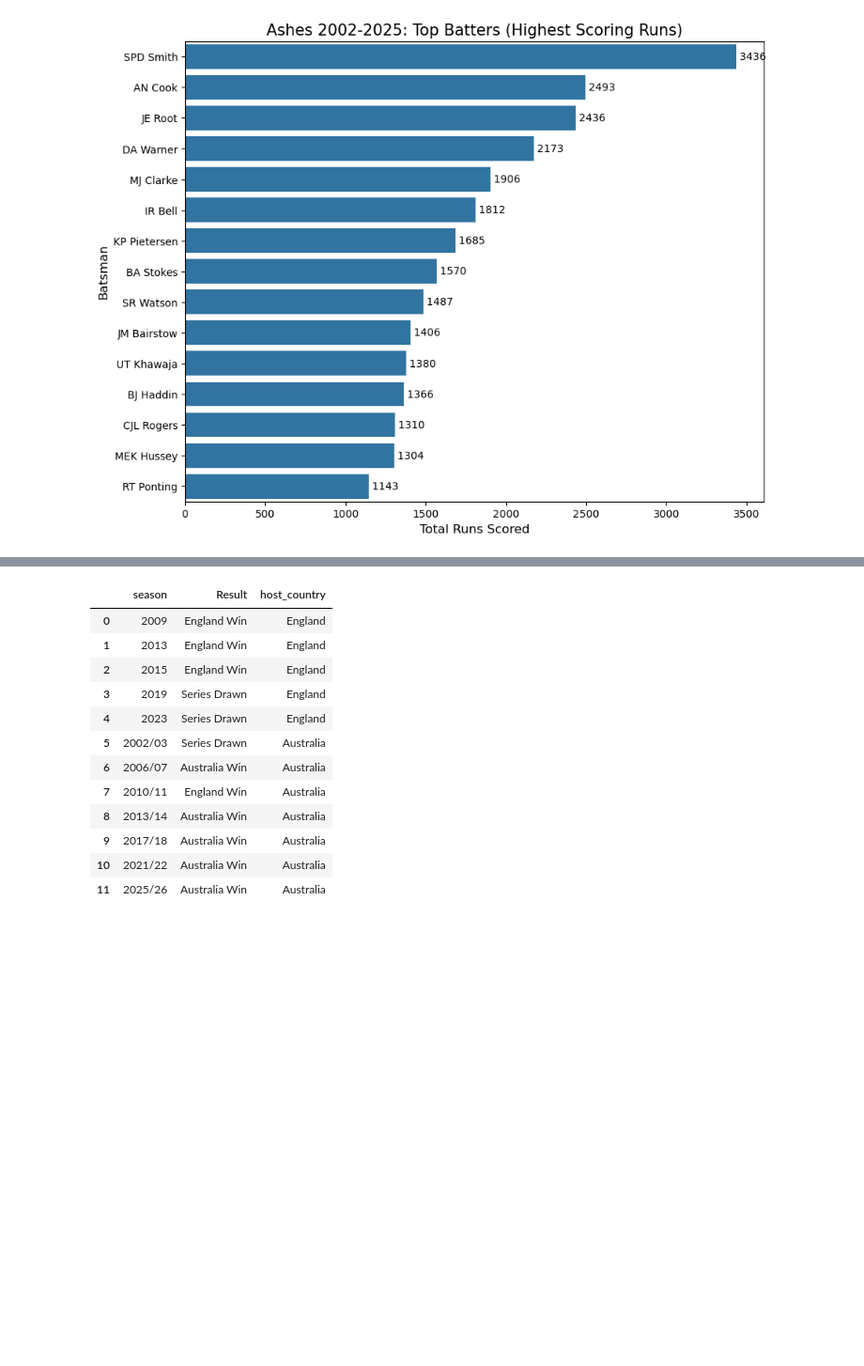
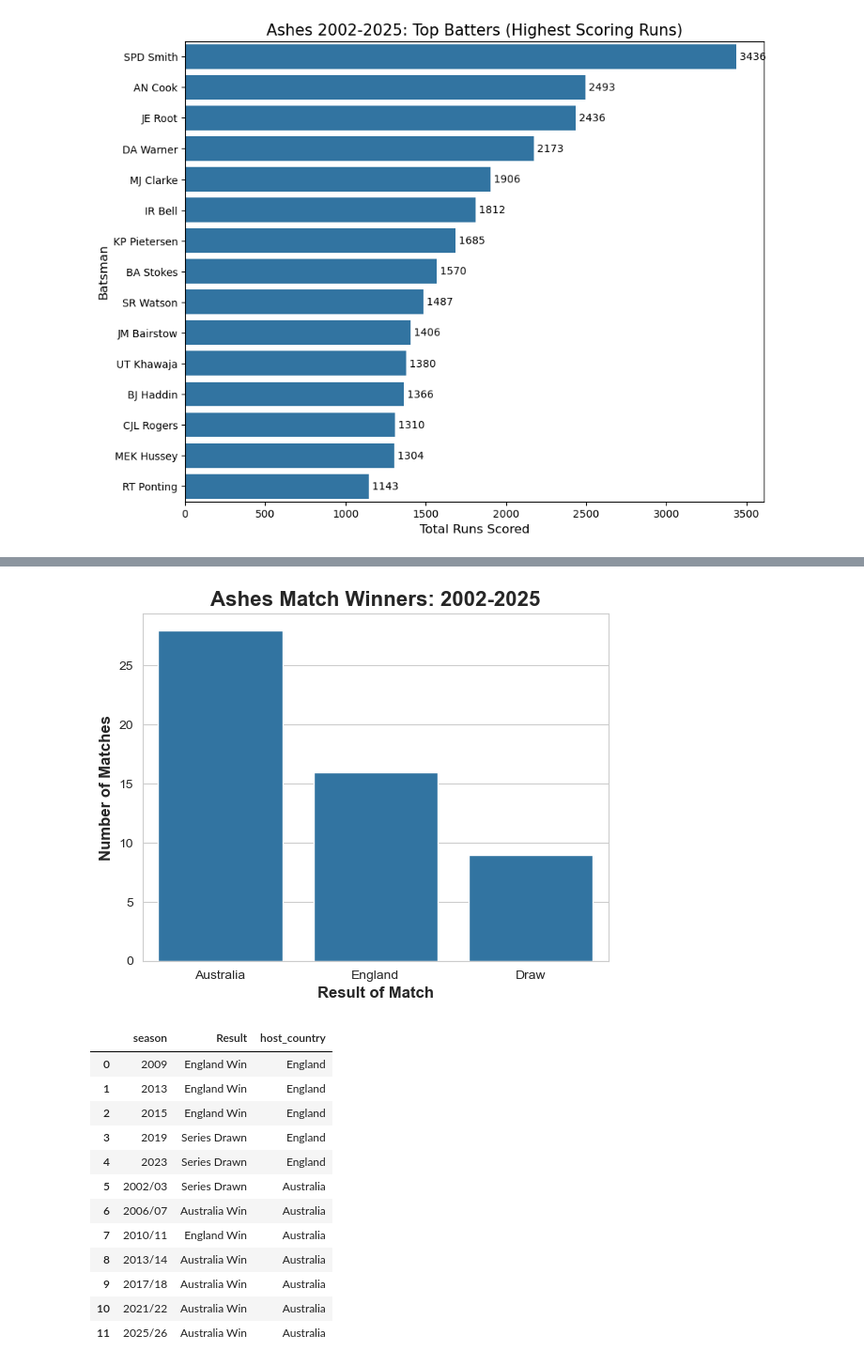
Before and after one commit to zoeh6176-sketch/Programming-Assessment, a Jupyter notebook: Untitled.ipynb, the cells around one changed output, grey strips where cells are left out. Shown at 94% size. Drawn from its saved outputs; the diff is of its cells as text; code cells hidden in the pictures; blank space fills up the shorter version.

```diff
--- a/Untitled.ipynb
+++ b/Untitled.ipynb
@@ -167,3 +167,23 @@ plt.ylabel('Batsman', fontsize = 12)
 plt.show()
 # %% [output]
 [figure]
+# %%
+# Determining winner of match or if match drawn
+match_scores = full_data.groupby(['match_id', 'batting_team'])['total_scored'].first().unstack()
+
+def get_match_winner(row):
+    # Matches that have been drawn
+    draw_ids = [1152847, 1336046, 345970, 345972, 428749, 566934, 566936, 1072308, 1263465]
+
+    if row.name in draw_ids:
+        return 'Draw'
+    if row['England'] > row['Australia']:
+        return 'England'
+    if row['Australia'] > row['England']:
+        return 'Australia'
+    else:
+        return 'Draw'
+
+match_results = match_scores.apply(get_match_winner, axis = 1)
+match_results = match_results.reset_index(name = 'Result of Match')
+match_results
@@ -170 +208,13 @@ plt.show()
+# %%
+# Plotting who won which ashes series
+#plt.figure(figsize = (12,8))
+sns.countplot(match_results, x = "Result of Match")
+
+plt.title("Ashes Match Winners: 2002-2025", fontsize = 16, fontweight = 'bold')
+plt.ylabel("Number of Matches", fontsize = 12, fontweight = 'bold')
+plt.xlabel("Result of Match", fontsize = 12, fontweight = 'bold')
+plt.xticks(ha = 'center')
+plt.show()
+# %% [output]
+[figure, added]
 # %%
```
Also changed, not shown: parts of 4 cells of this notebook.
